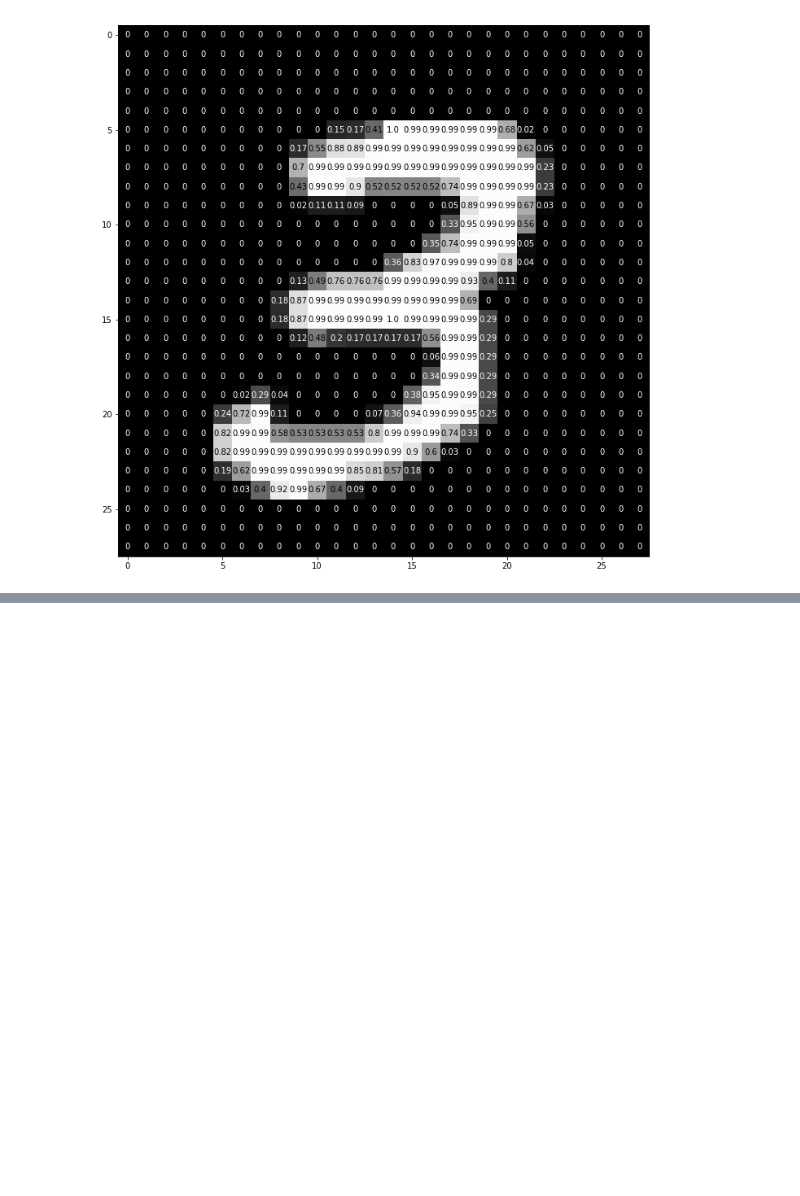
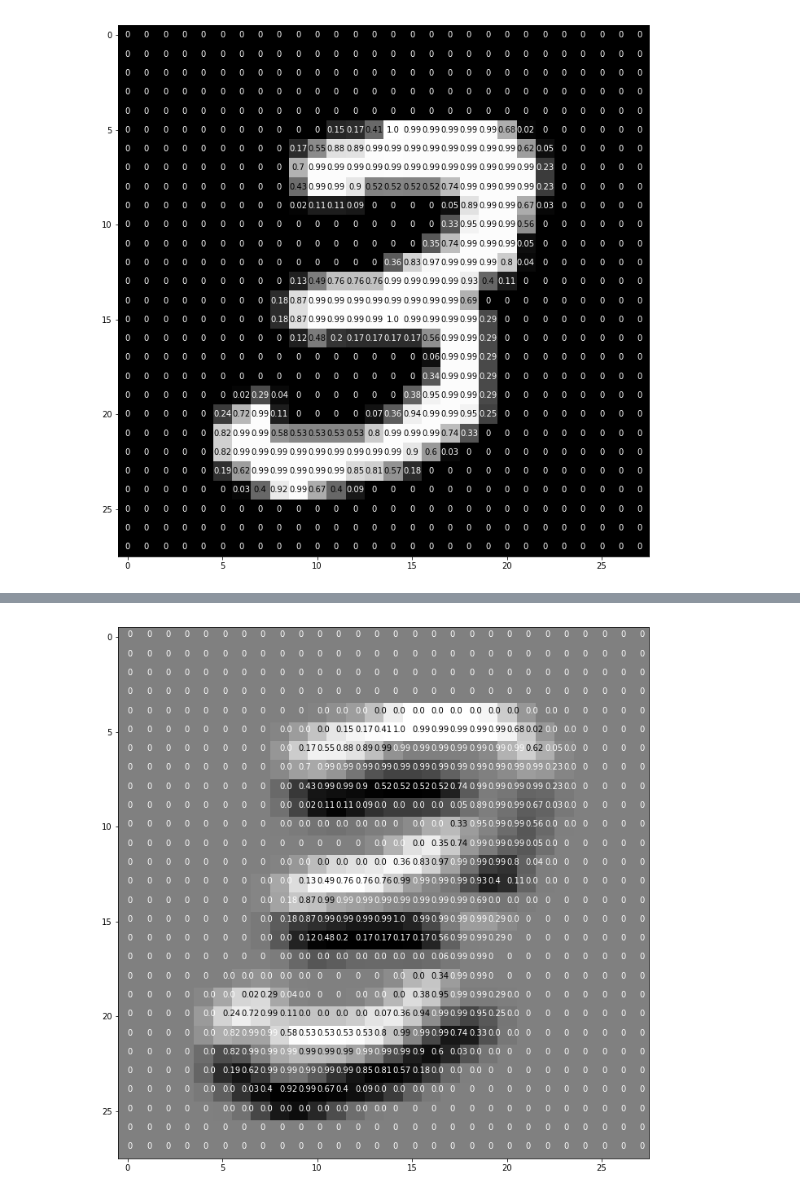
Before and after one commit to jbdatascience/visualising-cnns, a Jupyter notebook: 01_MNIST-Image-Overview.ipynb, the cells around one changed output, grey strips where cells are left out. Saved outputs shown, nothing was run; the diff lists cells and outputs as text; code cells hidden in the pictures; blank space fills up the shorter version.

```diff
--- a/01_MNIST-Image-Overview.ipynb
+++ b/01_MNIST-Image-Overview.ipynb
@@ -53,0 +68,13 @@ for x in range(width):
+# %%
+fig = plt.figure(figsize = (12,12))
+ax = fig.add_subplot(111)
+ax.imshow(filtered_image, cmap='gray')
+width, height = filtered_image.shape
+thresh = filtered_image.max()/2.5
+for x in range(width):
+    for y in range(height):
+        val = round(img[x][y],2) if filtered_image[x][y] !=0 else 0
+        ax.annotate(str(val), xy=(y,x),
+                    color='white' if filtered_image[x][y]<thresh else 'black')
+# %% [output]
+[figure, added]
```
Also changed, not shown: parts of 3 cells of this notebook.
